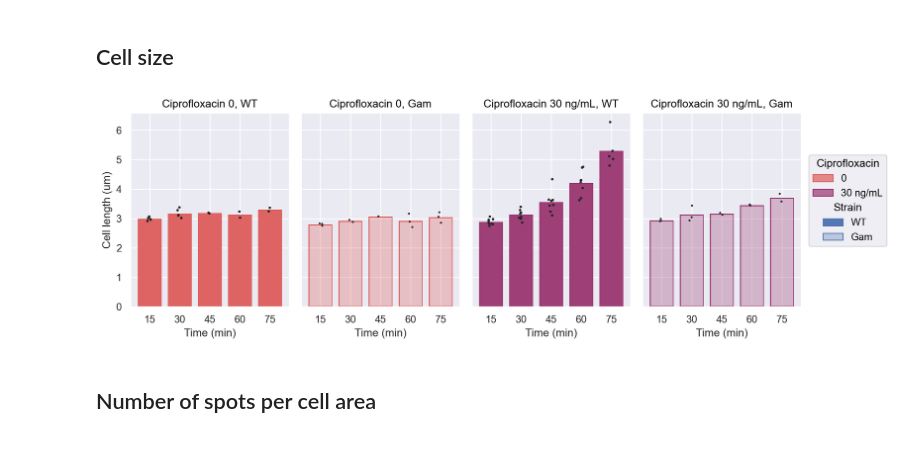
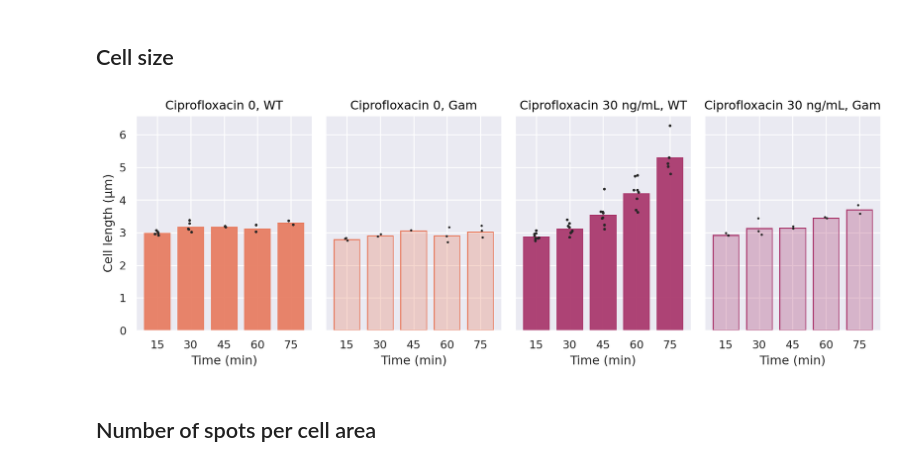
Before and after one commit to DanielThedie/RecB_article, a Jupyter notebook: Notebooks/2_Ciprofloxacin_damage/Gam_control.ipynb, the cells around one changed output. Cells and saved outputs as stored; diff of their text form; code cells hidden in the pictures.

Commit message:
Added SI fig for cell length under Gam overexpression

```diff
--- a/Notebooks/2_Ciprofloxacin_damage/Gam_control.ipynb
+++ b/Notebooks/2_Ciprofloxacin_damage/Gam_control.ipynb
@@ -51,29 +51,29 @@ data.describe()
 # %%
 import seaborn.objects as so
 
 data = data.bin_column(object_name=['Bacteria_large', 'RecB_spots'], col='Time_min', binsize=15, binlabels='left')
 
 df = (data
       .Bacteria_large
       .groupby(['Group', 'Cipro', 'Strain', 'Dataset', 'Time_min_bin'])
       .agg({'SpineLength':'mean'})
       .query('Time_min_bin < 90')
       )
 
 (
  so.Plot(df, x='Time_min_bin', y='SpineLength', color='Cipro', alpha='Strain')
  .layout(size=(11, 4))
  .facet(col='Group', order=['0, WT', '0, Gam', '30 ng/mL, WT', '30 ng/mL, Gam'])
- .add(so.Bar(), so.Agg())
+ .add(so.Bar(), so.Agg(), legend=False)
  .add(so.Dots(color='k', marker='.', fillalpha=1), so.Jitter(), legend=False)
- .scale(color=so.Nominal('flare', order=['0', '30 ng/mL']), alpha=so.Nominal(order=['WT', 'Gam']), x=so.Continuous().tick(every=15))
+ .scale(color=so.Nominal('flare', order=['0', '', '', '30 ng/mL']), alpha=so.Nominal(order=['WT', 'Gam']), x=so.Continuous().tick(every=15))
  .share(y=True)
  .limit(x=(None, None), y=(None, None))
- .label(x="Time (min)", y="Cell length (um)", title='Ciprofloxacin {}'.format, color='Ciprofloxacin', alpha='Strain')
-#  .save(loc='/media/daniel/HDD Daniel/Daniel Thédié/RecB_counting_long_short.svg', format='svg', bbox_inches='tight')
+ .label(x="Time (min)", y="Cell length (µm)", title='Ciprofloxacin {}'.format, color='Ciprofloxacin', alpha='Strain')
+ .save(loc='/media/daniel/HDD Daniel/DanielThedie/Python/RecB_article/SI_Figures/Cell_length_Gam.pdf', format='pdf', bbox_inches='tight')
  )
 # %% [output]
-[figure, old version]
+[figure, new version]
 # %% [markdown]
 ## Number of spots per cell area
 # %%
```
Also changed, not shown: parts of 5 cells of this notebook, 2 other files.
